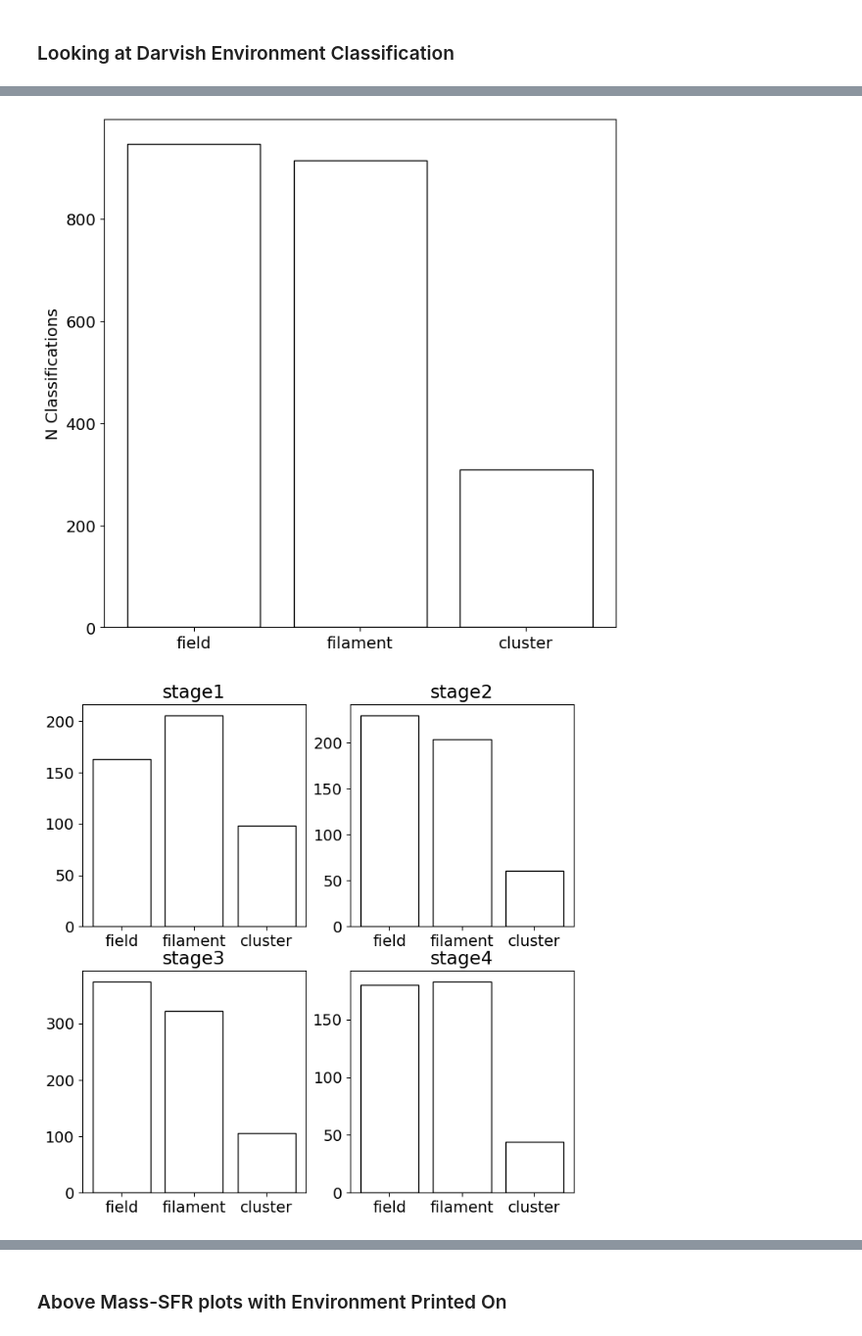
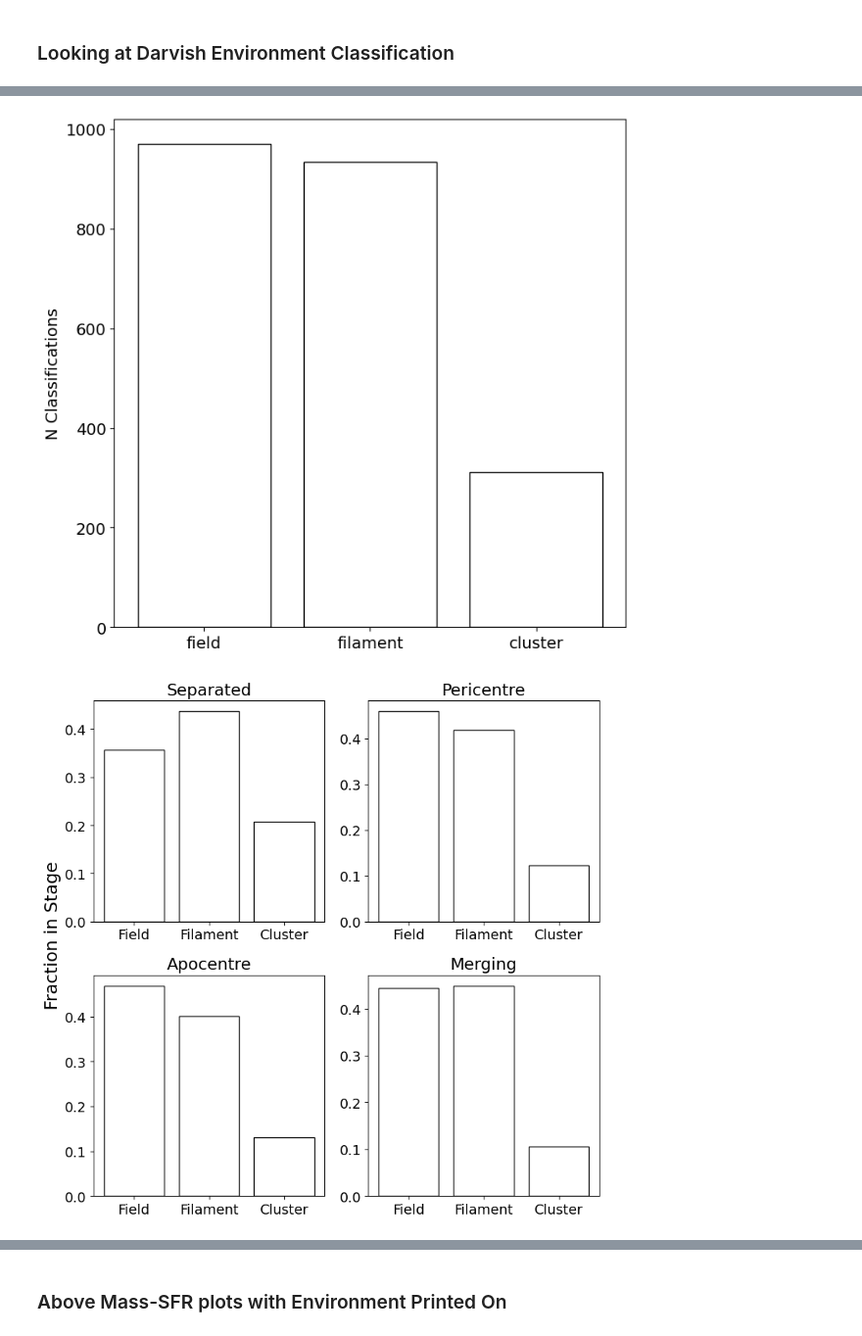
Before and after one commit to AstroORyan/mergers-in-cosmos, a Jupyter notebook: notebooks/back-to-basics/using-visual-sources/environment.ipynb, the cells around one changed output, grey strips where cells are left out. Shown at 98% size. Cells and saved outputs as stored; diff of their text form; code cells hidden in the pictures.

```diff
--- a/notebooks/back-to-basics/using-visual-sources/environment.ipynb
+++ b/notebooks/back-to-basics/using-visual-sources/environment.ipynb
@@ -38,7 +39,7 @@ df_cat.head()
 5 rows × 756 columns
 # %%
 df_red_tmp = df_cat.query('ez_sfr < 10')
-df_red = df_red_tmp.query('lp_mass_best >= 9.6')
+df_red = df_red_tmp.query('lp_mass_best >= 9.25')
 # %%
 len(df_red)
 # %% [output]
@@ -137,22 +138,22 @@ stage4    407
 Name: category, dtype: int64
 # %%
 counter = 1
-stage_list = ['Separated','Pericentre','Apocentre','Merging']
-fig, ax = plt.subplots(nrows = 2, ncols = 2, figsize = (8,8))
-for i in range(2):
-    for j in range(2):
-        stage = f'stage{counter}'
-        densities = np.array(df_environ_merg.query('category == @stage').log_density)
+colours = ['blue','black','orange','purple']
+linestyles = ['solid', 'dotted','dashed','dashdot']
+fig, ax = plt.subplots(figsize = (8,8))
+for i in range(4):
+    stage = f'stage{counter}'
+    densities = np.array(df_environ_merg.query('category == @stage').log_density)
 
-        ax[i,j].hist(densities, bins = 10, histtype='step', color='black')
-        ax[i,j].set_title(f'{stage_list[counter-1]}')
-        ax[i,j].set_xlim([-1.5, 2.5])
+    ax.hist(densities, bins = 10, histtype='step', color=colours[i], linestyle=linestyles[i], density = True)
+    ax.set_xlim([-1.5, 2.5])
 
-        counter += 1
+    counter += 1
 
+ax.legend(['Separated','Pericentre','Apocentre','Merging'])
 fig.tight_layout()
 fig.text(0.5, 0.01, '$\log$ $\Sigma$ (Mpc$^{-2}$)', ha='center', va='center', fontsize = 18)
 fig.text(0.01, 0.5, 'N Counts', ha='center', va='center', rotation='vertical', fontsize = 18)
-fig.savefig(f'{fig_folder}/density-stage.pdf', bbox_inches = 'tight')
+# fig.savefig(f'{fig_folder}/density-stage.pdf', bbox_inches = 'tight')
 plt.show()
 # %% [output]
@@ -285,22 +286,29 @@ plt.bar(environment, nums, fill = False)
 plt.ylabel('N Classifications')
 plt.show()
 # %% [output]
-[figure, old version]
+[figure, new version]
 # %%
 counter = 1
+stages = ['Separated','Pericentre','Apocentre','Merging']
+environments = ['Field', 'Filament', 'Cluster']
 fig, ax = plt.subplots(nrows = 2, ncols = 2, figsize = (8,8))
 for i in range(2):
     for j in range(2):
         stage = f'stage{counter}'
         df_stage = df_environ_merg.query('category == @stage')
-        values = [df_stage.environment.value_counts().field, df_stage.environment.value_counts().filament, df_stage.environment.value_counts().cluster]
+        values = [df_stage.environment.value_counts().field / len(df_stage), df_stage.environment.value_counts().filament / len(df_stage), df_stage.environment.value_counts().cluster / len(df_stage)]
 
-        ax[i,j].bar(environment, values, fill=False)
-        ax[i,j].set_title(stage)
+        ax[i,j].bar(environments, values, fill=False)
+        ax[i,j].set_title(stages[counter-1])
 
         counter += 1
+
+fig.text(-0.01, 0.40, 'Fraction in Stage', rotation = 'vertical', fontsize = 18)
+fig.tight_layout()
+fig.savefig(f'{fig_folder}/environment-fractions.pdf', dpi = 500, bbox_inches = 'tight')
+plt.show()
 # %% [output]
-[figure, old version]
+[figure, new version]
 # %%
 counter = 1
 fig, ax = plt.subplots(nrows = 2, ncols = 2, figsize = (8,8))
```
Also changed, not shown: parts of 22 cells of this notebook, 9 other files.
